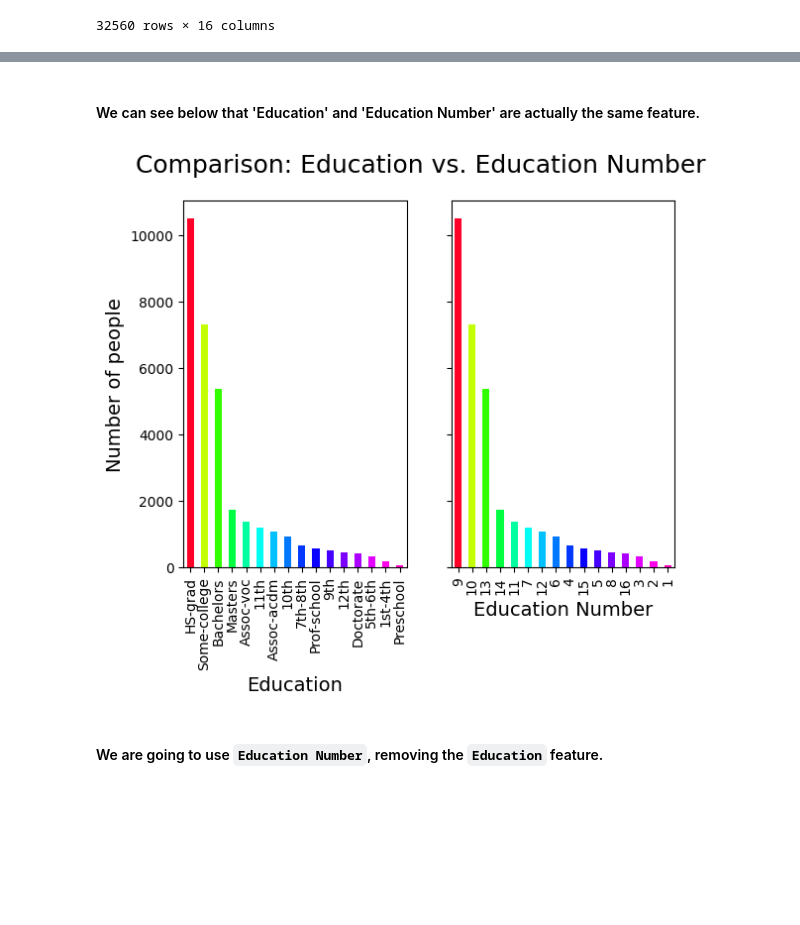
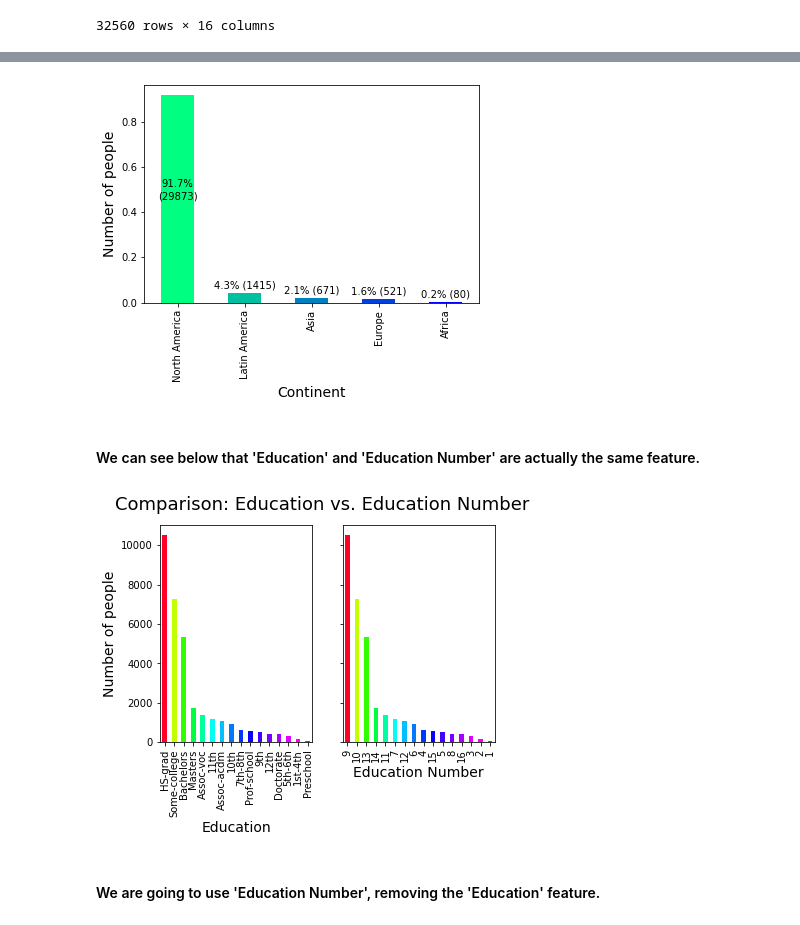
Before and after one commit to matmarqs/pmr, a Jupyter notebook: knn/PMR3508-2022-37-Adult-KNN.ipynb, the cells around one changed output, grey strips where cells are left out. Drawn from its saved outputs; the diff is of its cells as text; code cells hidden in the pictures; blank space fills up the shorter version.

```diff
--- a/knn/PMR3508-2022-37-Adult-KNN.ipynb
+++ b/knn/PMR3508-2022-37-Adult-KNN.ipynb
@@ -178,21 +94,49 @@ cute_hist(ax=ax1,x=a['Relationship'].value_counts(), title='', cmap='twilight_sh
+# %%
+dict_countries = {
+    # North America
+    'United-States':'North America','Canada':'North America',
+    # Europe
+    'England':'Europe','Greece':'Europe','Germany':'Europe','Italy':'Europe','Poland':'Europe',
+    'Portugal':'Europe','Ireland':'Europe','France':'Europe','Hungary':'Europe','Yugoslavia':'Europe',
+    'Scotland':'Europe','Holand-Netherlands':'Europe',
+    # Asia
+    'Cambodia':'Asia','India':'Asia','Hong':'Asia','Japan':'Asia','China':'Asia','Philippines':'Asia',
+    'Vietnam':'Asia','Laos':'Asia','Taiwan':'Asia','Thailand':'Asia','Iran':'Asia',
+    # Latin America
+    'Puerto-Rico':'Latin America','Outlying-US(Guam-USVI-etc)':'Latin America',
+    'Cuba':'Latin America','Honduras':'Latin America','Jamaica':'Latin America',
+    'Mexico':'Latin America','Dominican-Republic':'Latin America','Ecuador':'Latin America',
+    'Haiti':'Latin America','Columbia':'Latin America','Guatemala':'Latin America',
+    'Nicaragua':'Latin America','El-Salvador':'Latin America',
+    'Trinadad&Tobago':'Latin America','Peru':'Latin America',
+    # Africa
+    'South':'Africa'  # South Africa
+}
+a.loc[a['Country'].isna(),'Country'] = 'United-States'  # United States is the most common country
+a['Continent'] = [dict_countries[country] for country in a['Country']]
+t.loc[t['Country'].isna(),'Country'] = 'United-States'
+t['Continent'] = [dict_countries[country] for country in t['Country']]
+# %%
+hist(x=a['Continent'].value_counts(), func=lambda x: np.linspace(1,0,len(x)),
+     pct=True, annotate=True, xlabel='Continent', ylabel='Number of people',
+     df=True, cmap='winter')
+# %% [output]
+[figure, added]
 # %% [markdown]
 #### We can see below that 'Education' and 'Education Number' are actually the same feature.
 # %%
 fig, (ax1, ax2) = plt.subplots(nrows=1, ncols=2, sharey=True)
-
-cute_hist(ax=ax1, x=a['Education'].value_counts(), title='',
+hist(subplot=True, ax=ax1, x=a['Education'].value_counts(), title='',
           xlabel='Education', ylabel='Number of people',
           cmap='gist_rainbow', df=True, show=False,
           func=lambda x: np.sqrt(np.linspace(0, 1, num=len(x))))
-
-cute_hist(ax=ax2, x=a['Education Number'].value_counts(), title='',
-          xlabel='Education Number', ylabel='Number of people',
-          cmap='gist_rainbow', df=True, show=False,
-          func=lambda x: np.sqrt(np.linspace(0, 1, num=len(x))))
-
+hist(subplot=True, ax=ax2, x=a['Education Number'].value_counts(), title='',
+     xlabel='Education Number', ylabel='Number of people',
+     cmap='gist_rainbow', df=True, show=False,
+     func=lambda x: np.sqrt(np.linspace(0, 1, num=len(x))))
 fig.suptitle('Comparison: Education vs. Education Number', fontsize=18)
 plt.show()
 # %% [output]
-[figure, old version]
+[figure, new version]
 # %% [markdown]
-#### We are going to use `Education Number`, removing the `Education` feature.
+#### We are going to use 'Education Number', removing the 'Education' feature.
```
Also changed, not shown: parts of 51 cells of this notebook, 4 other files.
